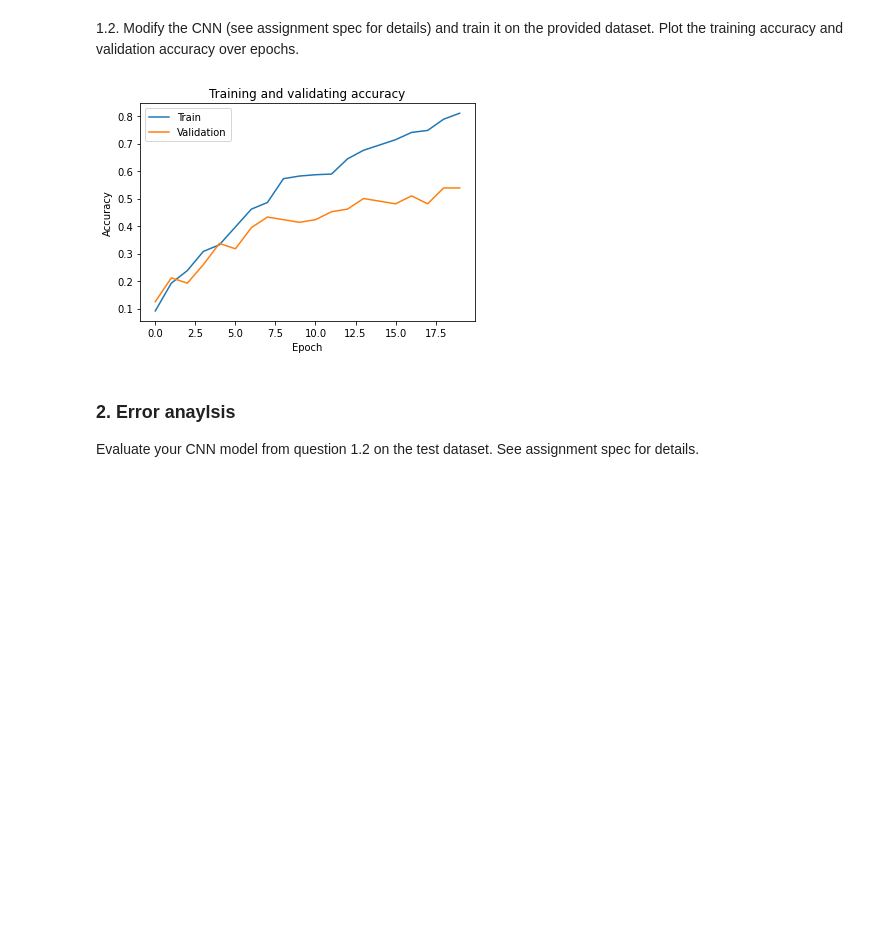
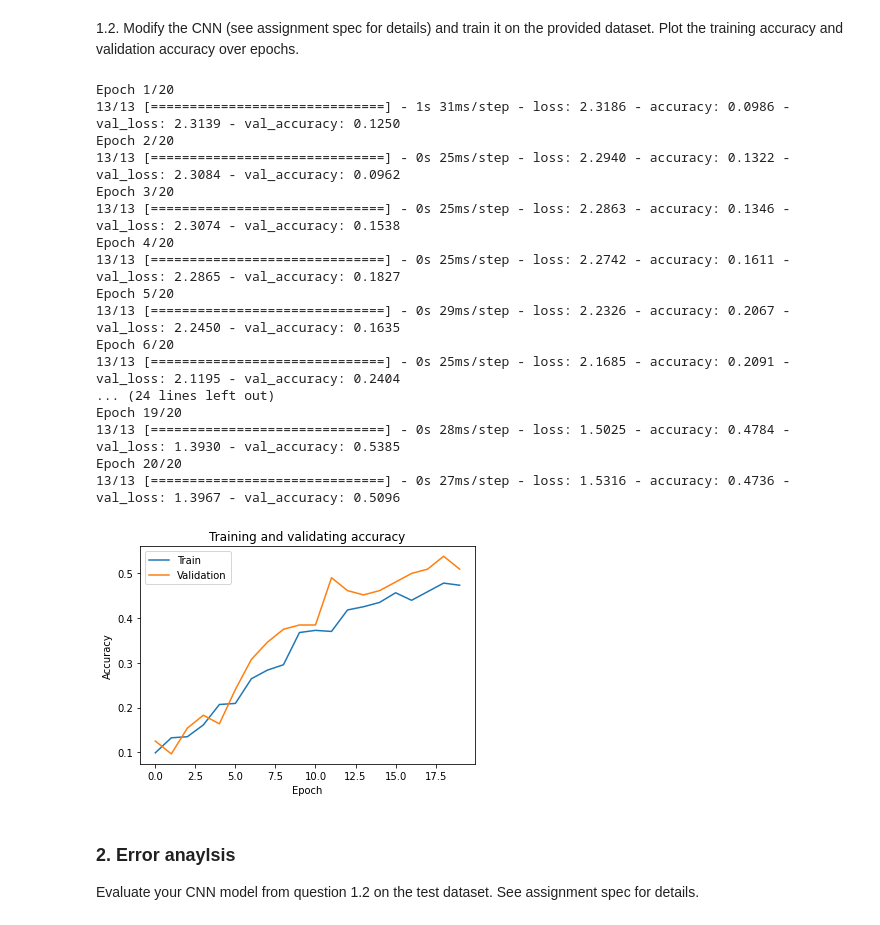
Before and after one commit to byi649/CNN-image-classification, a Jupyter notebook: COMP90086_asst2_2022.ipynb, the cells around one changed output. Saved outputs shown, nothing was run; the diff lists cells and outputs as text; code cells hidden in the pictures; blank space fills up the shorter version.

```diff
--- a/COMP90086_asst2_2022.ipynb
+++ b/COMP90086_asst2_2022.ipynb
@@ -121,36 +122,64 @@ Epoch 20/20
 # %% [markdown]
 1.2. Modify the CNN (see assignment spec for details) and train it on the provided dataset.  Plot the training accuracy and validation accuracy over epochs.
 # %%
+# Regularisation
+regularisation_layer = layers.Dropout(0.2)
+
+# Data augmentation
+data_augmentation_layer = keras.Sequential()
+data_augmentation_layer.add(layers.experimental.preprocessing.RandomFlip("horizontal"))
+data_augmentation_layer.add(layers.experimental.preprocessing.RandomRotation(0.1))
+data_augmentation_layer.add(layers.experimental.preprocessing.RandomZoom(0.1))
+
 # Implement CNN_new
-CNN_new = keras.Sequential([])
+CNN_new = keras.Sequential()
 CNN_new.add(layers.InputLayer((32, 32, 3)))
 CNN_new.add(layers.experimental.preprocessing.Rescaling(1./255))
+CNN_new.add(data_augmentation_layer)
 CNN_new.add(layers.Conv2D(16, (3, 3), activation="relu"))
 CNN_new.add(layers.Conv2D(16, (3, 3), activation="relu"))
 CNN_new.add(layers.MaxPool2D((2, 2)))
 CNN_new.add(layers.Conv2D(24, (3, 3), activation="relu"))
 CNN_new.add(layers.Conv2D(24, (3, 3), activation="relu"))
 CNN_new.add(layers.MaxPool2D((2, 2)))
+CNN_new.add(regularisation_layer)
 CNN_new.add(layers.Flatten())
 CNN_new.add(layers.Dense(10, activation="softmax"))
 
 CNN_new.compile(optimizer='adam',
             loss = tf.keras.losses.SparseCategoricalCrossentropy(from_logits=False),
             metrics=['accuracy'])
 
 # Train CNN
 history_new = CNN_new.fit(train_data, validation_data=val_data, epochs=20)
 
 # Plot
 plt.plot(history_new.history['accuracy'], label='Train')
 plt.plot(history_new.history['val_accuracy'], label='Validation')
 plt.ylabel('Accuracy')
 plt.xlabel('Epoch')
 plt.title('Training and validating accuracy')
 plt.legend()
 plt.show()
 # %% [output]
+Epoch 1/20
+13/13 [==============================] - 1s 31ms/step - loss: 2.3186 - accuracy: 0.0986 - val_loss: 2.3139 - val_accuracy: 0.1250
+Epoch 2/20
+13/13 [==============================] - 0s 25ms/step - loss: 2.2940 - accuracy: 0.1322 - val_loss: 2.3084 - val_accuracy: 0.0962
+Epoch 3/20
+13/13 [==============================] - 0s 25ms/step - loss: 2.2863 - accuracy: 0.1346 - val_loss: 2.3074 - val_accuracy: 0.1538
+Epoch 4/20
+13/13 [==============================] - 0s 25ms/step - loss: 2.2742 - accuracy: 0.1611 - val_loss: 2.2865 - val_accuracy: 0.1827
+Epoch 5/20
+13/13 [==============================] - 0s 29ms/step - loss: 2.2326 - accuracy: 0.2067 - val_loss: 2.2450 - val_accuracy: 0.1635
+Epoch 6/20
+13/13 [==============================] - 0s 25ms/step - loss: 2.1685 - accuracy: 0.2091 - val_loss: 2.1195 - val_accuracy: 0.2404
+... (24 lines left out)
+Epoch 19/20
+13/13 [==============================] - 0s 28ms/step - loss: 1.5025 - accuracy: 0.4784 - val_loss: 1.3930 - val_accuracy: 0.5385
+Epoch 20/20
+13/13 [==============================] - 0s 27ms/step - loss: 1.5316 - accuracy: 0.4736 - val_loss: 1.3967 - val_accuracy: 0.5096
-[figure, old version]
+[figure, new version]
 # %% [markdown]
 ### 2. Error anaylsis
 Evaluate your CNN model from question 1.2 on the test dataset. See assignment spec for details.
```
Also changed, not shown: parts of 2 cells of this notebook.
